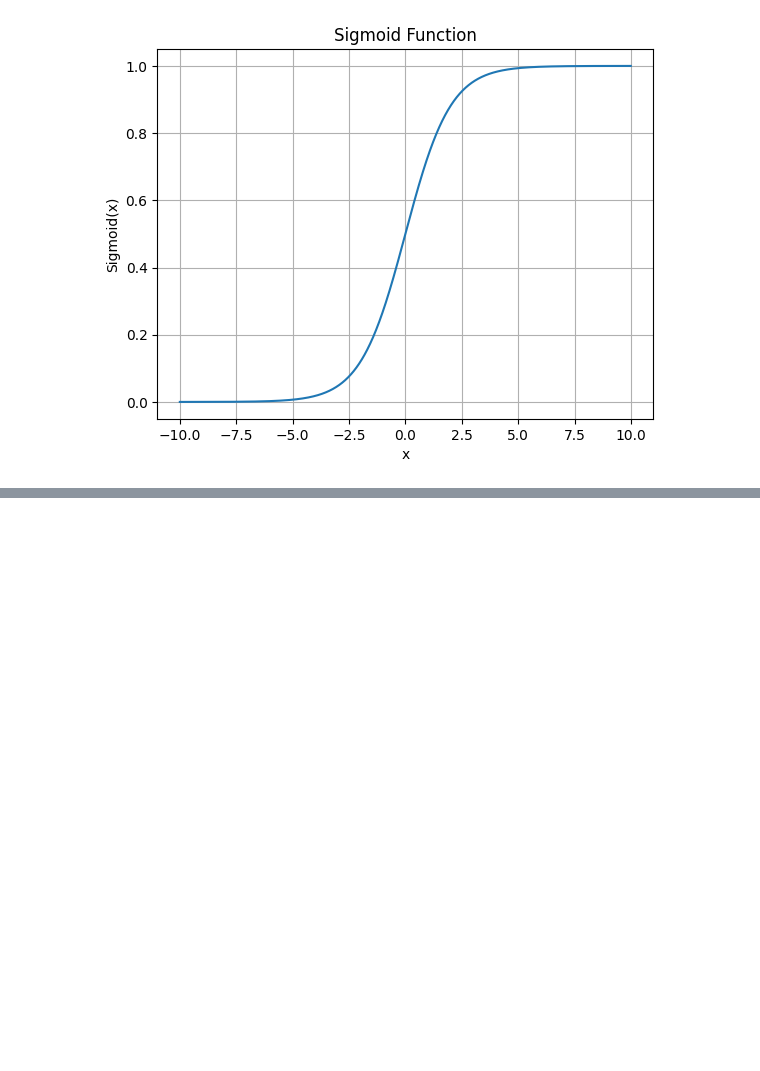
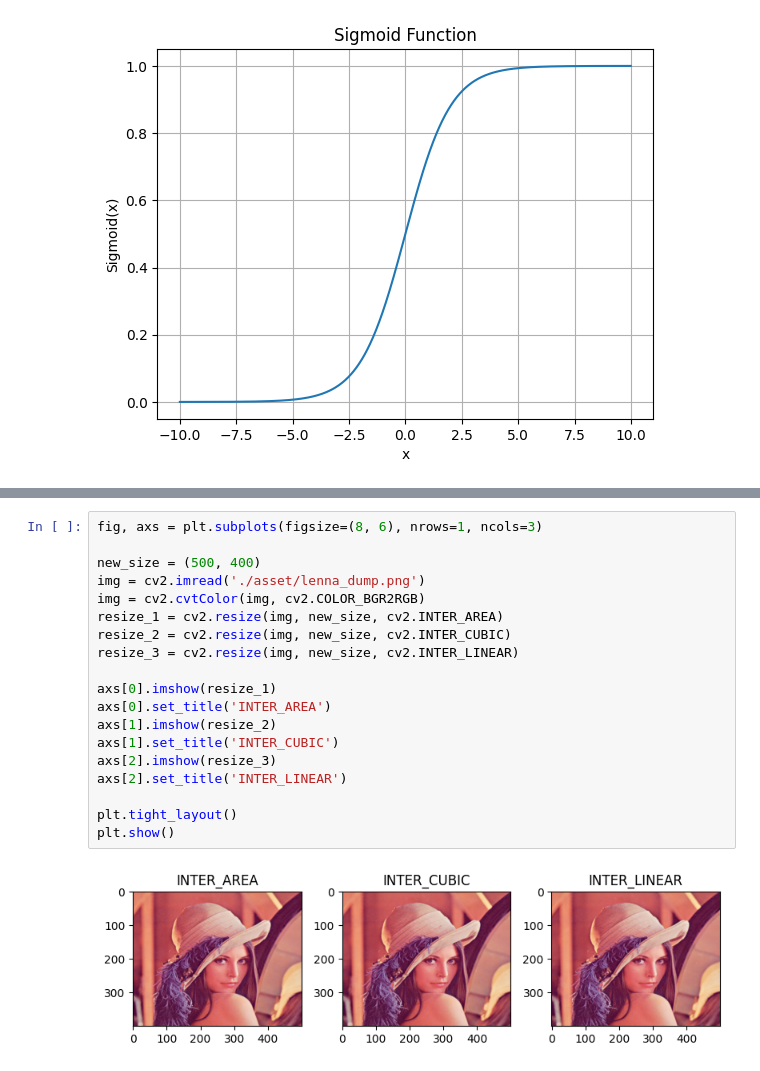
Before and after one commit to GiaKhangLuu/deep_learning_exercises, a Jupyter notebook: day_01/main.ipynb, the cells around one changed output, grey strips where cells are left out. Drawn from its saved outputs; the diff is of its cells as text; blank space fills up the shorter version.

```diff
--- a/day_01/main.ipynb
+++ b/day_01/main.ipynb
@@ -46,0 +171,21 @@ plt.show()
+# %%
+fig, axs = plt.subplots(figsize=(8, 6), nrows=1, ncols=3)
+
+new_size = (500, 400)
+img = cv2.imread('./asset/lenna_dump.png')
+img = cv2.cvtColor(img, cv2.COLOR_BGR2RGB)
+resize_1 = cv2.resize(img, new_size, cv2.INTER_AREA)
+resize_2 = cv2.resize(img, new_size, cv2.INTER_CUBIC)
+resize_3 = cv2.resize(img, new_size, cv2.INTER_LINEAR)
+
+axs[0].imshow(resize_1)
+axs[0].set_title('INTER_AREA')
+axs[1].imshow(resize_2)
+axs[1].set_title('INTER_CUBIC')
+axs[2].imshow(resize_3)
+axs[2].set_title('INTER_LINEAR')
+
+plt.tight_layout()
+plt.show()
+# %% [output]
+[figure, added]
```
Also changed, not shown: parts of 20 cells of this notebook, 5 other files.
